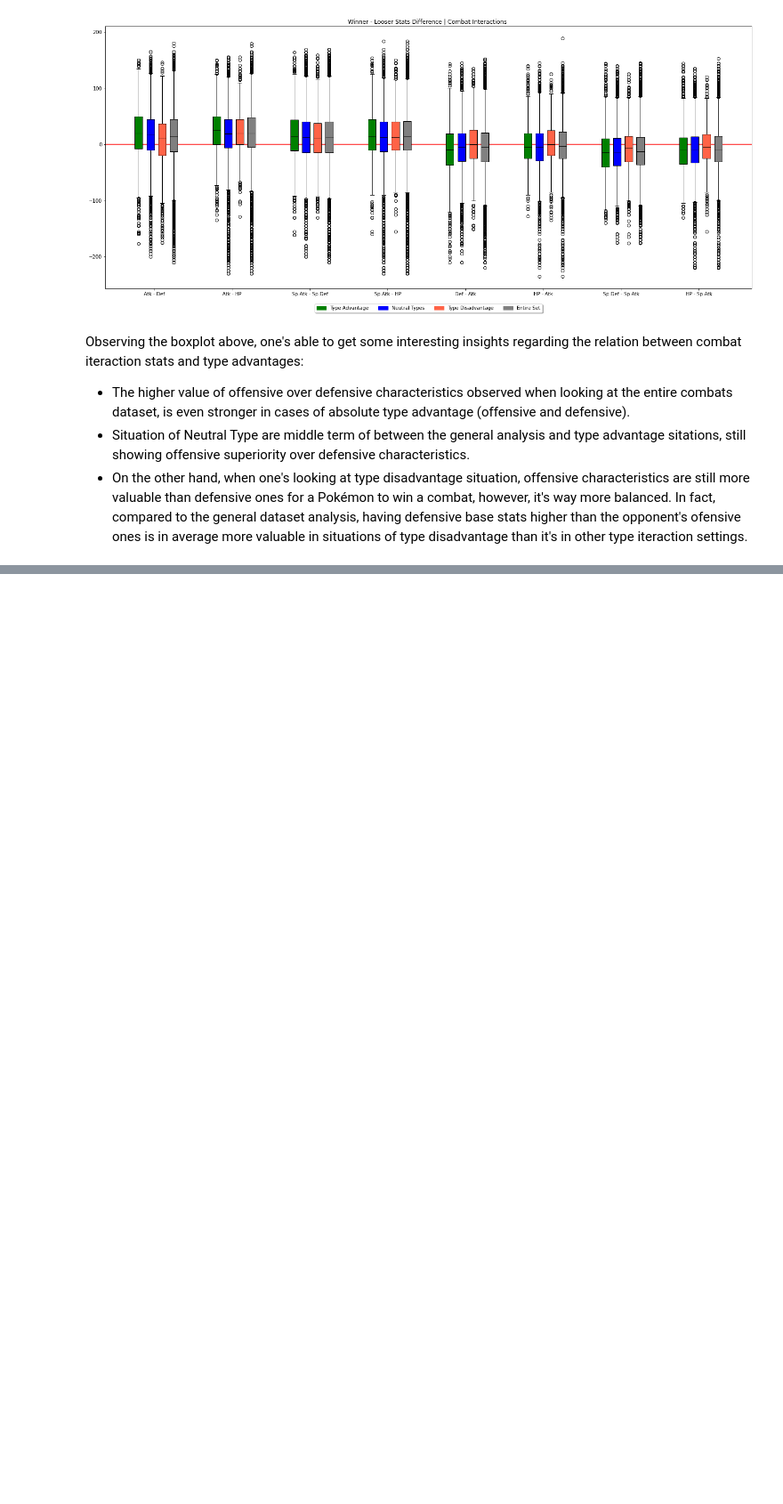
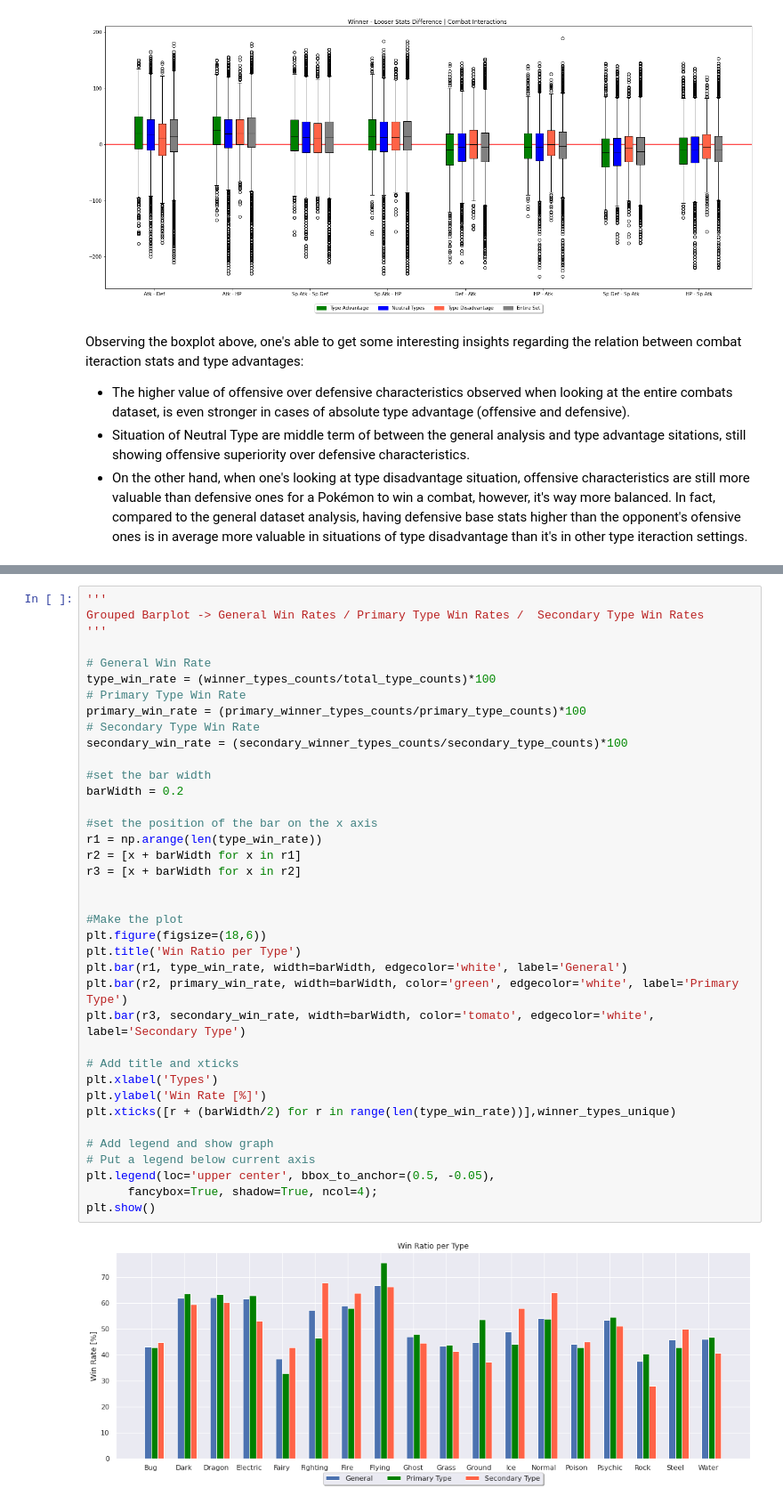
Before and after one commit to rpdieego/IndigoTortoise-pkmn-notebooks, a Jupyter notebook: IndigoTortoise_pkmn.ipynb, the cells around one changed output, grey strips where cells are left out. Shown at 89% size. Saved outputs shown, nothing was run; the diff lists cells and outputs as text; blank space fills up the shorter version.

```diff
--- a/IndigoTortoise_pkmn.ipynb
+++ b/IndigoTortoise_pkmn.ipynb
@@ -1951,0 +2040,40 @@ Observing the boxplot above, one's able to get some interesting insights regardi
+# %%
+'''
+Grouped Barplot -> General Win Rates / Primary Type Win Rates /  Secondary Type Win Rates
+'''
+
+# General Win Rate
+type_win_rate = (winner_types_counts/total_type_counts)*100
+# Primary Type Win Rate
+primary_win_rate = (primary_winner_types_counts/primary_type_counts)*100
+# Secondary Type Win Rate
+secondary_win_rate = (secondary_winner_types_counts/secondary_type_counts)*100
+
+#set the bar width
+barWidth = 0.2
+
+#set the position of the bar on the x axis
+r1 = np.arange(len(type_win_rate))
+r2 = [x + barWidth for x in r1]
+r3 = [x + barWidth for x in r2]
+
+
+#Make the plot
+plt.figure(figsize=(18,6))
+plt.title('Win Ratio per Type')
+plt.bar(r1, type_win_rate, width=barWidth, edgecolor='white', label='General')
+plt.bar(r2, primary_win_rate, width=barWidth, color='green', edgecolor='white', label='Primary Type')
+plt.bar(r3, secondary_win_rate, width=barWidth, color='tomato', edgecolor='white', label='Secondary Type')
+
+# Add title and xticks
+plt.xlabel('Types')
+plt.ylabel('Win Rate [%]')
+plt.xticks([r + (barWidth/2) for r in range(len(type_win_rate))],winner_types_unique)
+
+# Add legend and show graph
+# Put a legend below current axis
+plt.legend(loc='upper center', bbox_to_anchor=(0.5, -0.05),
+      fancybox=True, shadow=True, ncol=4);
+plt.show()
+# %% [output]
+[figure, added]
```
Also changed, not shown: parts of 10 cells of this notebook.
